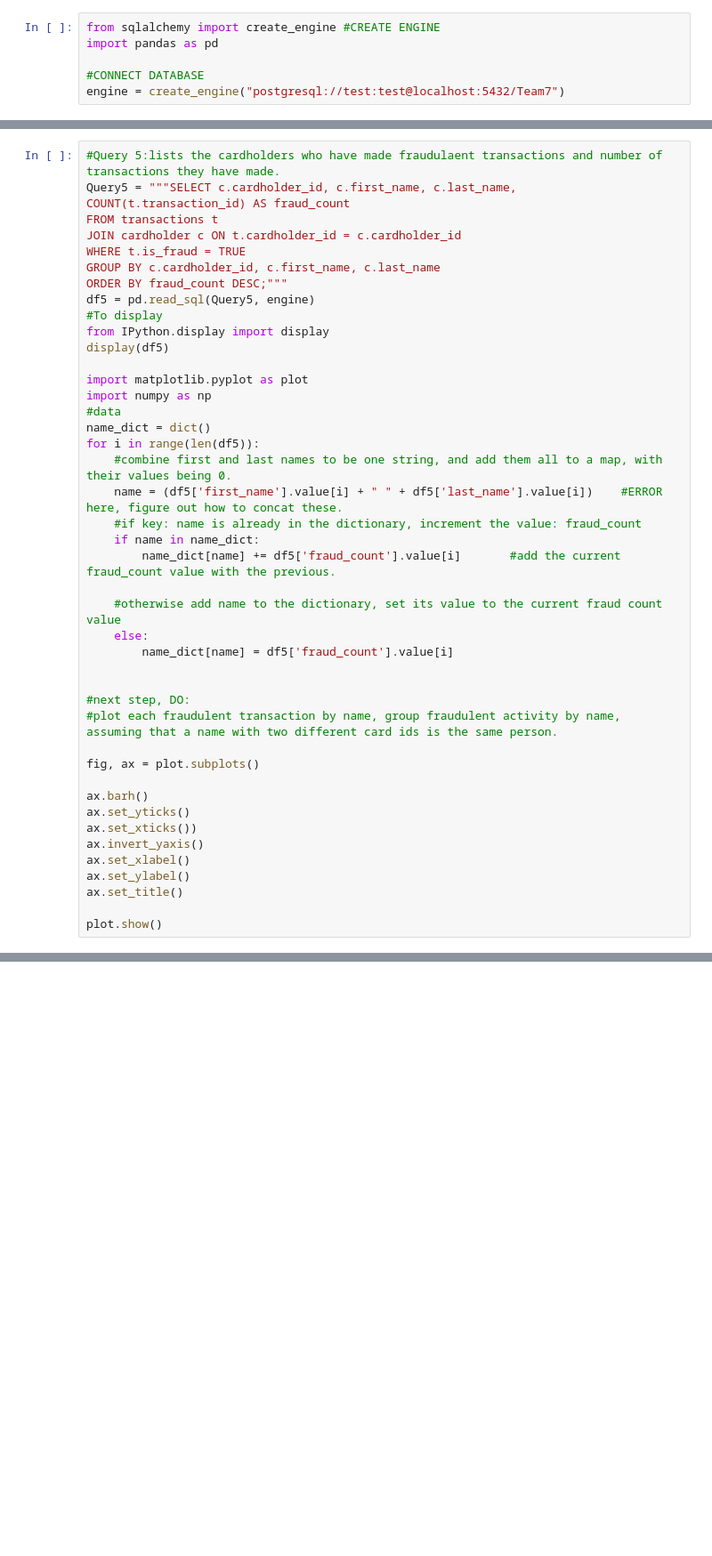
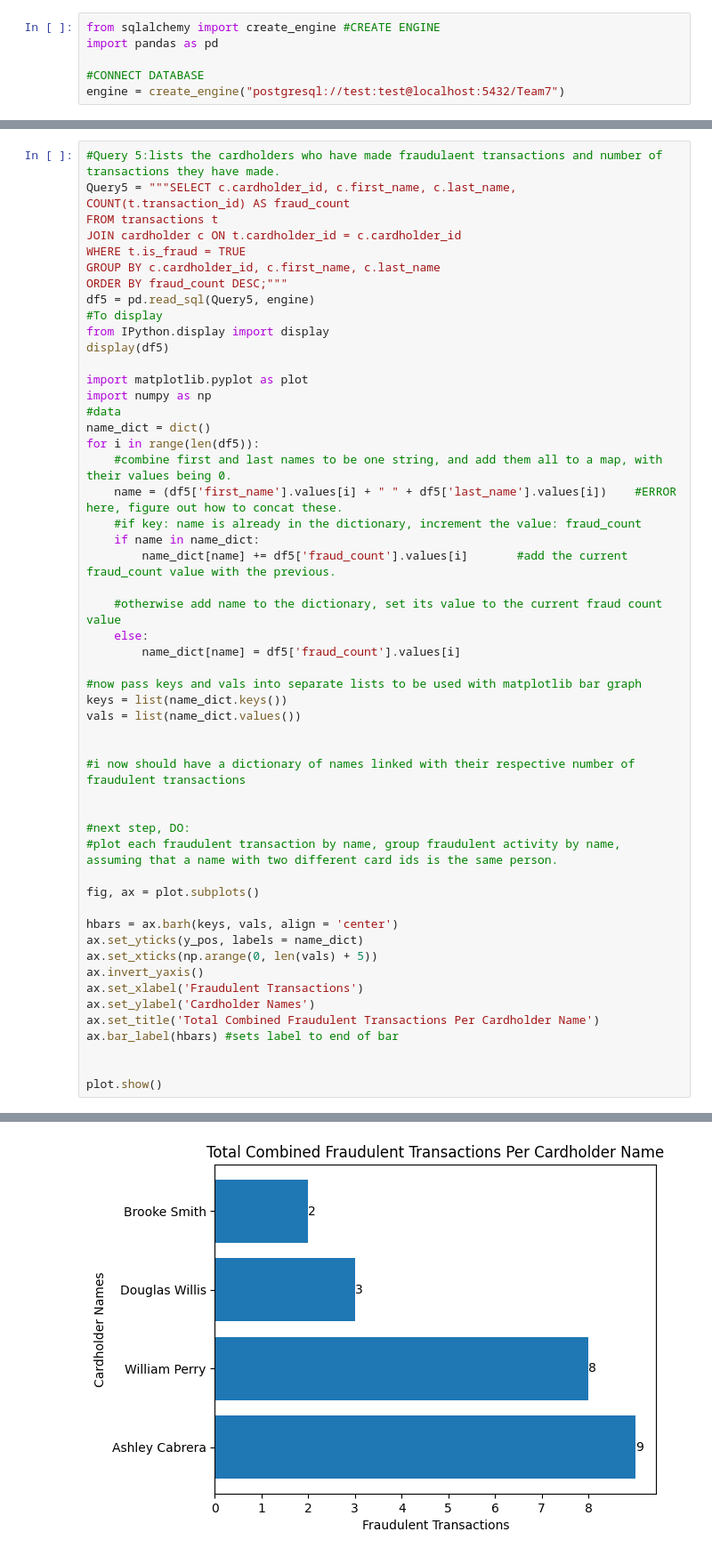
Before and after one commit to COP3710CreditCardFraudDetection/CCFraudDetectionDB, a Jupyter notebook: Team7.ipynb, the cells around one changed output, grey strips where cells are left out. Shown: that part at 89% size. Cells and saved outputs as stored; diff of their text form; blank space fills up the shorter version.

Commit message:
Visualized data from queries 5 and 6.

```diff
--- a/Team7.ipynb
+++ b/Team7.ipynb
@@ -198,14 +198,21 @@ import numpy as np
 name_dict = dict()
 for i in range(len(df5)):
     #combine first and last names to be one string, and add them all to a map, with their values being 0.
-    name = (df5['first_name'].value[i] + " " + df5['last_name'].value[i])    #ERROR here, figure out how to concat these.
+    name = (df5['first_name'].values[i] + " " + df5['last_name'].values[i])    #ERROR here, figure out how to concat these.
     #if key: name is already in the dictionary, increment the value: fraud_count
     if name in name_dict:
-        name_dict[name] += df5['fraud_count'].value[i]       #add the current fraud_count value with the previous.
+        name_dict[name] += df5['fraud_count'].values[i]       #add the current fraud_count value with the previous.
 
     #otherwise add name to the dictionary, set its value to the current fraud count value
     else:
-        name_dict[name] = df5['fraud_count'].value[i]
+        name_dict[name] = df5['fraud_count'].values[i]
+
+#now pass keys and vals into separate lists to be used with matplotlib bar graph
+keys = list(name_dict.keys())
+vals = list(name_dict.values())
+
+
+#i now should have a dictionary of names linked with their respective number of fraudulent transactions
 
 
 #next step, DO:
@@ -213,13 +220,15 @@ for i in range(len(df5)):
 
 fig, ax = plot.subplots()
 
-ax.barh()
-ax.set_yticks()
-ax.set_xticks())
+hbars = ax.barh(keys, vals, align = 'center')
+ax.set_yticks(y_pos, labels = name_dict)
+ax.set_xticks(np.arange(0, len(vals) + 5))
 ax.invert_yaxis()
-ax.set_xlabel()
-ax.set_ylabel()
-ax.set_title()
+ax.set_xlabel('Fraudulent Transactions')
+ax.set_ylabel('Cardholder Names')
+ax.set_title('Total Combined Fraudulent Transactions Per Cardholder Name')
+ax.bar_label(hbars) #sets label to end of bar
+
 
 plot.show()
 # %% [output]
@@ -244,3 +252,4 @@ AttributeError: 'Series' object has no attribute 'value'
+[figure, added]
 # %%
 #Query 6:Lists the locations with the highest amount of fradulent activity
 Query6 ="""SELECT cd.city, COUNT(t.transaction_id) AS fraud_count
```
Also changed, not shown: parts of 2 cells of this notebook.
